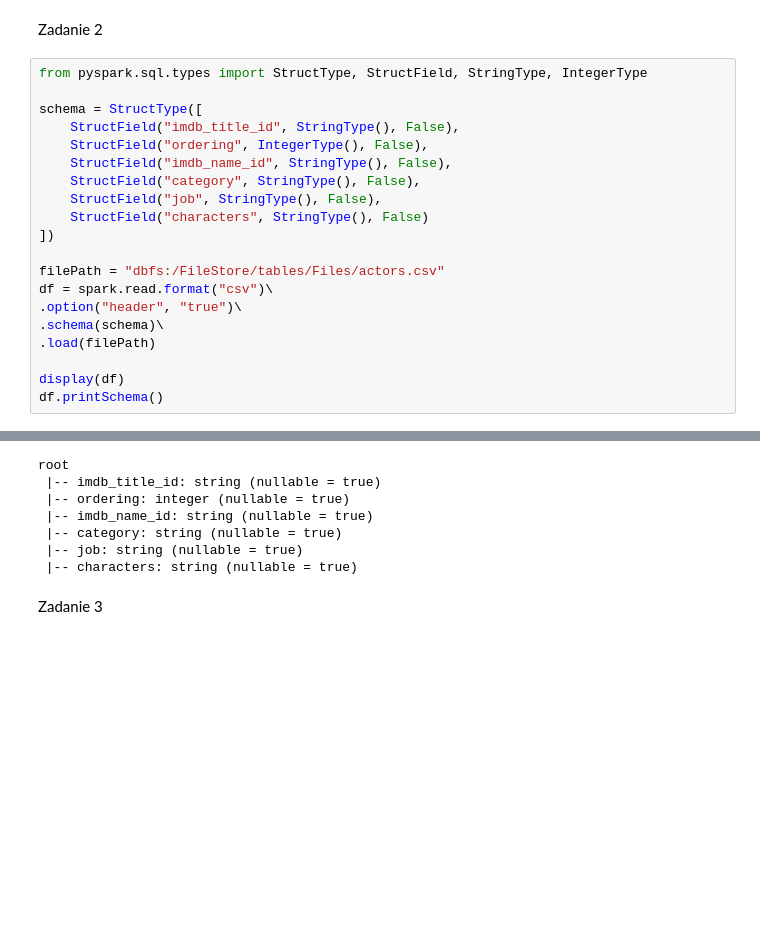
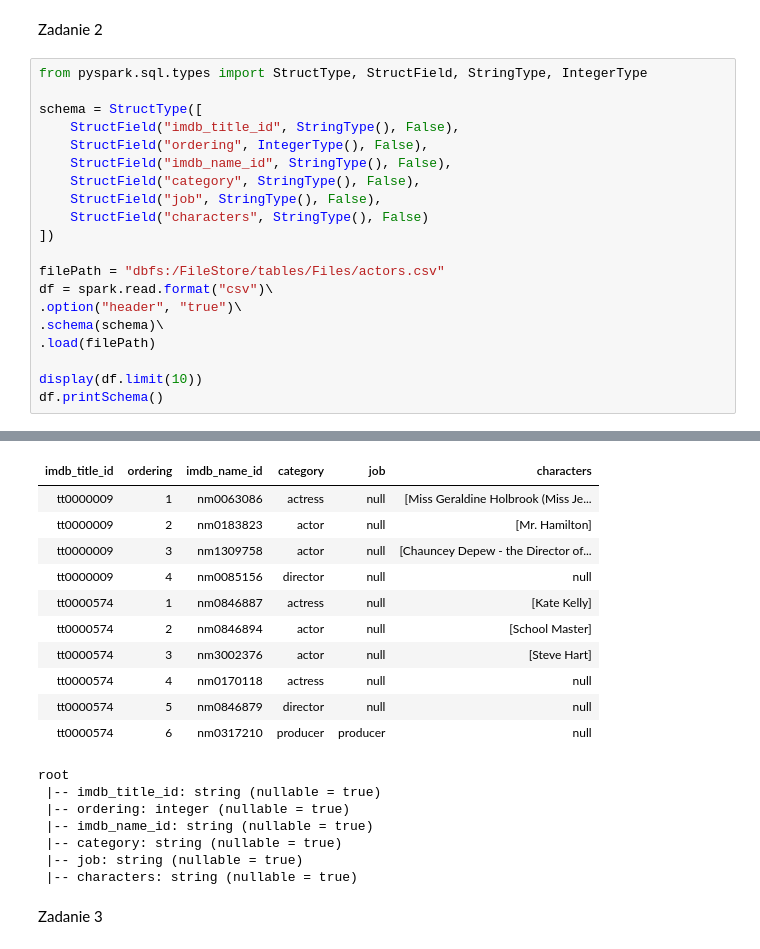
Before and after one commit to Agr3st/big-data, a Jupyter notebook: lab2/read_write.ipynb, the cells around one changed output, grey strips where cells are left out. Cells and saved outputs as stored; diff of their text form; blank space fills up the shorter version.

```diff
--- a/lab2/read_write.ipynb
+++ b/lab2/read_write.ipynb
@@ -25,6 +25,6 @@ df = spark.read.format("csv")\
 .schema(schema)\
 .load(filePath)
 
-display(df)
+display(df.limit(10))
 df.printSchema()
 # %% [output]
@@ -32,3 +31,14 @@ df.printSchema()
+| imdb_title_id | ordering | imdb_name_id | category | job | characters |
+| tt0000009 | 1 | nm0063086 | actress | null | [Miss Geraldine Holbrook (Miss Je... |
+| tt0000009 | 2 | nm0183823 | actor | null | [Mr. Hamilton] |
+| tt0000009 | 3 | nm1309758 | actor | null | [Chauncey Depew - the Director of... |
+| tt0000009 | 4 | nm0085156 | director | null | null |
+| tt0000574 | 1 | nm0846887 | actress | null | [Kate Kelly] |
+| tt0000574 | 2 | nm0846894 | actor | null | [School Master] |
+| tt0000574 | 3 | nm3002376 | actor | null | [Steve Hart] |
+| tt0000574 | 4 | nm0170118 | actress | null | null |
+| tt0000574 | 5 | nm0846879 | director | null | null |
+| tt0000574 | 6 | nm0317210 | producer | producer | null |
 root
  |-- imdb_title_id: string (nullable = true)
  |-- ordering: integer (nullable = true)
```
Also changed, not shown: parts of 1 cell of this notebook.
